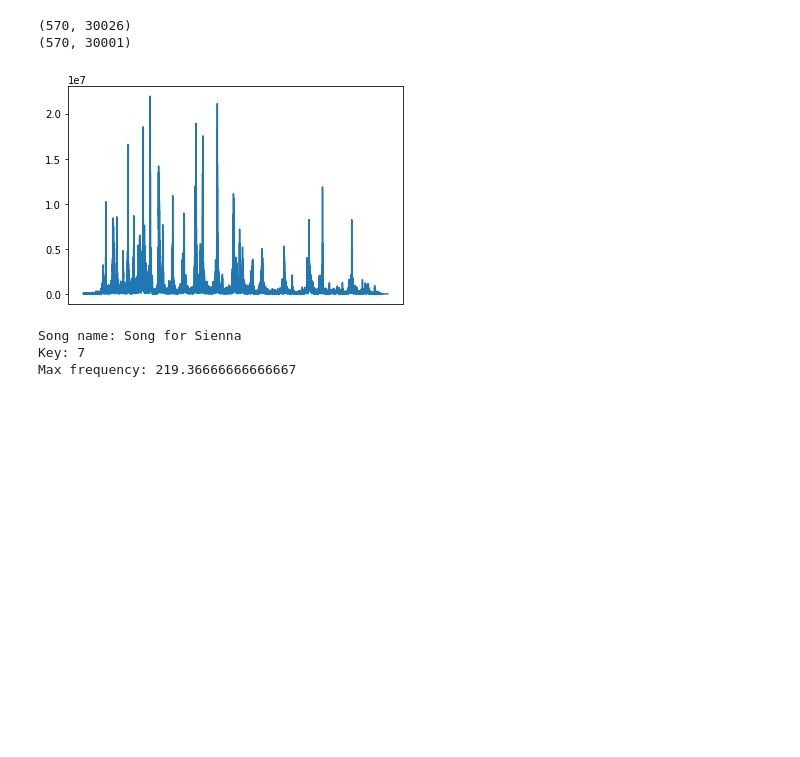
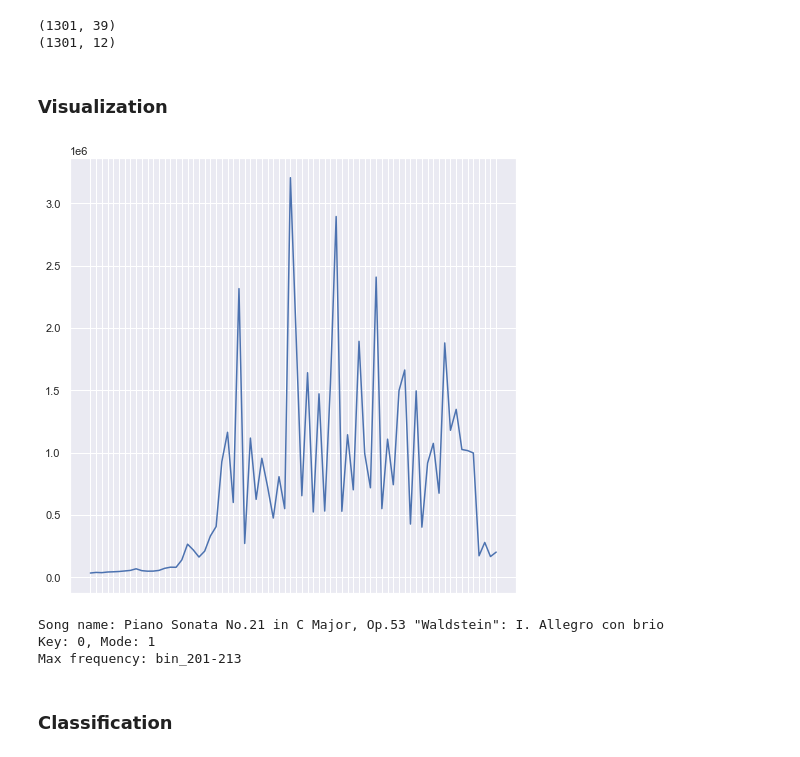
Before and after one commit to Slusny/KeyPredictionbyFrequency, a Jupyter notebook: exp/Key_classification.ipynb, the cells around one changed output. Cells and saved outputs as stored; diff of their text form; code cells hidden in the pictures; blank space fills up the shorter version.

Commit message:
Further work on classification and visualization

```diff
--- a/exp/Key_classification.ipynb
+++ b/exp/Key_classification.ipynb
@@ -7,4 +7,6 @@ pd.set_option('display.max_rows', 500)
 pd.set_option('display.max_columns', 500)
 pd.set_option('display.width', 200)
 pd.set_option('display.max_colwidth', 200)
+KEYS = ['C', 'C#', 'D', 'D#', 'E', 'F', 'F#', 'G', 'G#', 'A', 'A#', 'B']
+MINOR_KEYS = [a+'m' for a in KEYS]
 # %%
@@ -12,20 +50,16 @@ df = pd.read_csv('../data/piano/dataset_abs.csv', index_col=0)
 # %%
 # kick out na entries and create df with only fourier spectrum as columns
+with_binning = True
 
-def is_number(s):
-    try:
-        float(s)
-        return True
-    except ValueError:
-        return False
+is_number_ls = [is_number(el) for el in df.columns]
+if len(is_number_ls) > 0:
+    fourier_cols = df.columns[is_number_ls]
+    df = df[~df[fourier_cols[0]].isna()]
+    df = df[df['key_confidence'] > 0.5].reset_index(drop=True)
+    if with_binning:
+        bin_frequencies(df)
+        fourier_cols = df.columns[df.columns.str.startswith('bin')]
+    fourier_df = df[fourier_cols]
 
-is_number = [is_number(el) for el in df.columns]
-fourier_cols = df.columns[is_number]
-df = df[~df[fourier_cols[0]].isna()]
-df = df[df['key_confidence'] > 0.5].reset_index(drop=True)
-fourier_df = df[fourier_cols]
 print(df.shape)
 print(fourier_df.shape)
-# %% [output]
-(570, 30026)
-(570, 30001)
@@ -32,21 +68,46 @@ print(fourier_df.shape)
+# %%
+dataset = 'dl_more_piano_4000'
+df = pd.read_csv(f'../data/{dataset}/dataset_abs_binned.csv', index_col=0)
+fourier_cols = df.columns[df.columns.str.startswith('bin')]
+fourier_df = df[fourier_cols]
+# %%
+# try averaging frequencies over all octaves
+
+for k in range(12):
+    col_list = [col for i, col in enumerate(list(fourier_df.columns)) if i%12==k]
+    df[KEYS[k]] = df.loc[:,col_list].mean(axis=1)
+    df.drop(columns=col_list, inplace=True)
+
+fourier_cols = df.columns[-12:]
+fourier_df = df[fourier_cols]
+print(df.shape)
+print(fourier_df.shape)
+# %% [output]
+(1301, 39)
+(1301, 12)
+# %% [markdown]
+### Visualization
 # %%
-sample_number = 10
+sample_number = 200
 spectrum = fourier_df.iloc[sample_number, :]
 plt.plot(fourier_cols, spectrum)
 plt.tick_params(axis='x', which='both', bottom=False, labelbottom=False)
 plt.show()
 
 key = df['key'][sample_number]
 name = df['song_name'][sample_number]
+mode = df['mode'][sample_number]
 max_f = fourier_cols[spectrum.argmax()]
 print(f'Song name: {name}')
-print(f'Key: {key}')
+print(f'Key: {key}, Mode: {mode}')
 print(f'Max frequency: {max_f}')
 # %% [output]
-[figure, old version]
+[figure, new version]
-Song name: Song for Sienna
-Key: 7
-Max frequency: 219.36666666666667
+Song name: Piano Sonata No.21 in C Major, Op.53 "Waldstein": I. Allegro con brio
+Key: 0, Mode: 1
+Max frequency: bin_201-213
+# %% [markdown]
+### Classification
 # %%
 # Transform all keys to the relative major key
 def modify_keys(df):
```
Also changed, not shown: parts of 14 cells of this notebook, 3 other files.
